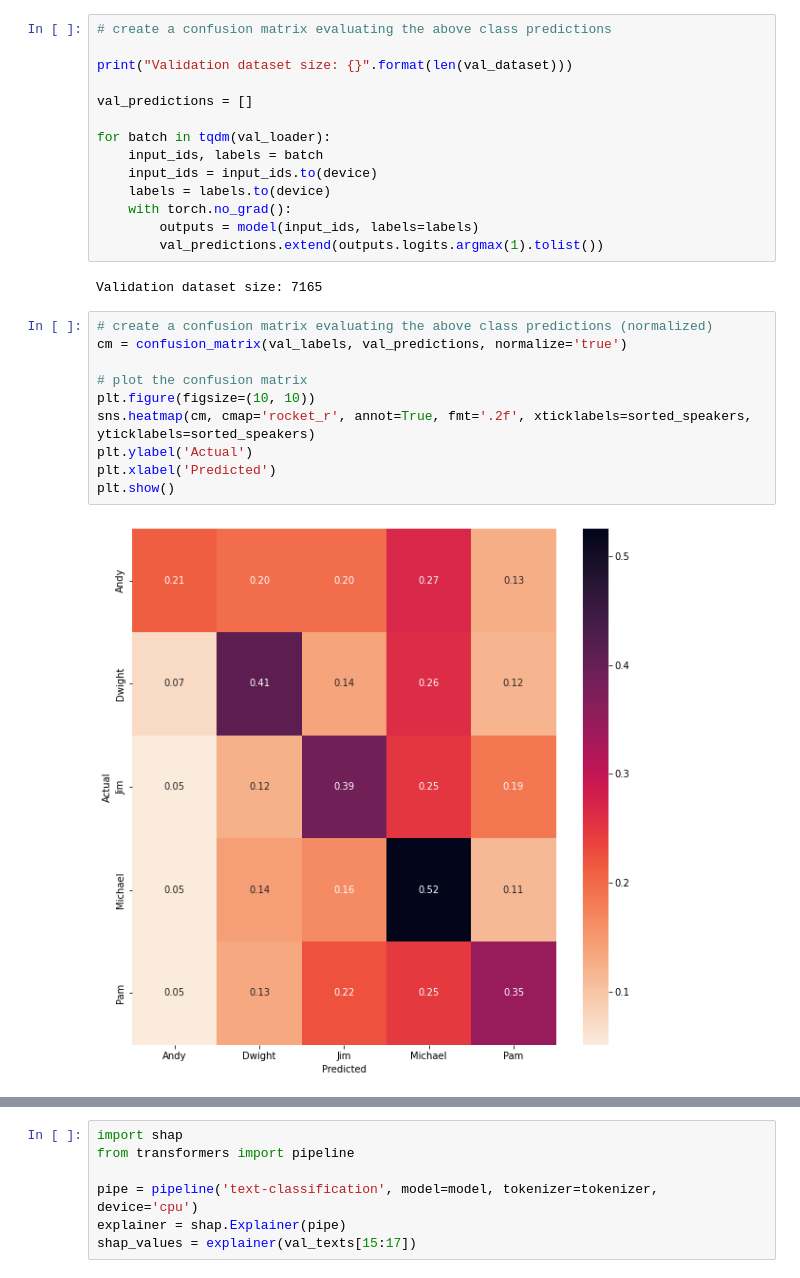
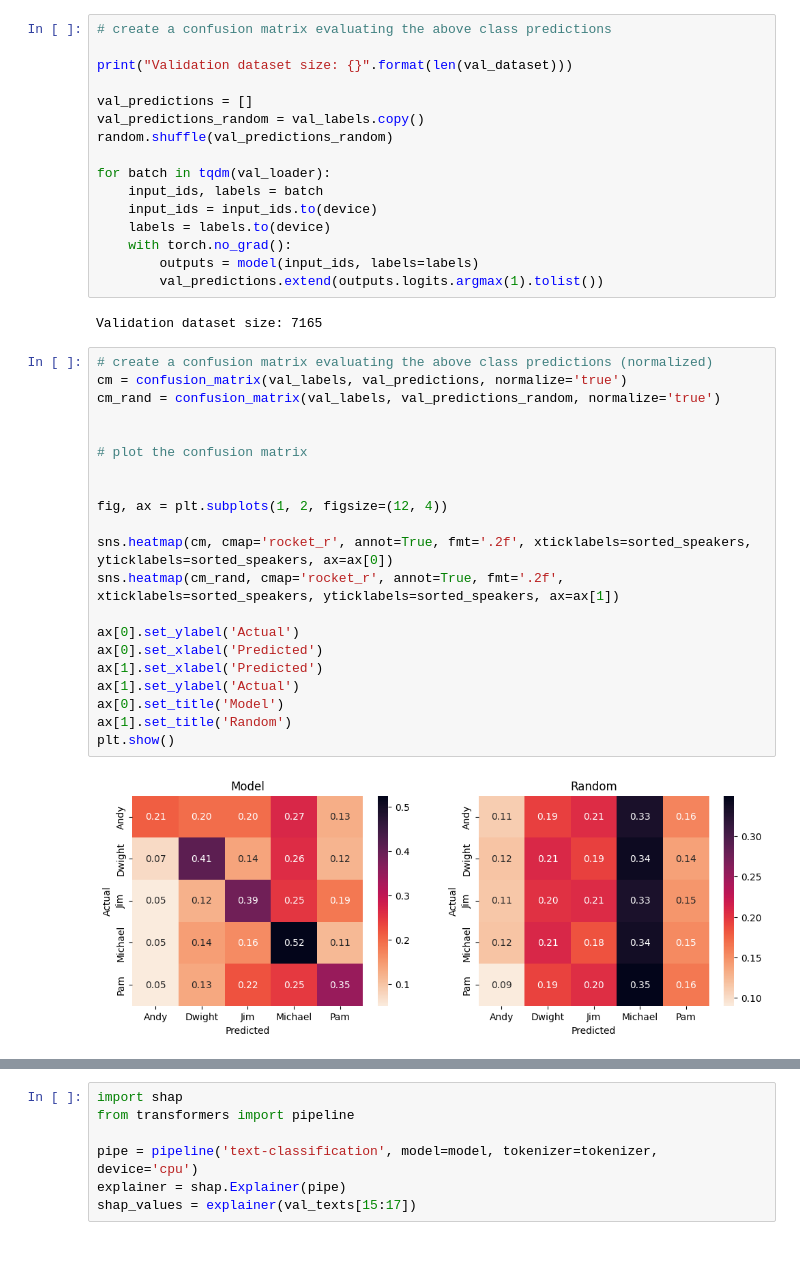
Before and after one commit to timo282/NLP-The-Office, a Jupyter notebook: notebooks/THE_OFFICE_sentence_prediction.ipynb, the cells around one changed output, grey strips where cells are left out. Drawn from its saved outputs; the diff is of its cells as text; blank space fills up the shorter version.

Commit message:
Change visualizations

```diff
--- a/notebooks/THE_OFFICE_sentence_prediction.ipynb
+++ b/notebooks/THE_OFFICE_sentence_prediction.ipynb
@@ -212,6 +211,8 @@ val_loader = DataLoader(val_dataset, batch_size=1, shuffle=False)
 print("Validation dataset size: {}".format(len(val_dataset)))
 
 val_predictions = []
+val_predictions_random = val_labels.copy()
+random.shuffle(val_predictions_random)
 
 for batch in tqdm(val_loader):
     input_ids, labels = batch
@@ -225,12 +226,23 @@ Validation dataset size: 7165
 # %%
 # create a confusion matrix evaluating the above class predictions (normalized)
 cm = confusion_matrix(val_labels, val_predictions, normalize='true')
+cm_rand = confusion_matrix(val_labels, val_predictions_random, normalize='true')
+
 
 # plot the confusion matrix
-plt.figure(figsize=(10, 10))
-sns.heatmap(cm, cmap='rocket_r', annot=True, fmt='.2f', xticklabels=sorted_speakers, yticklabels=sorted_speakers)
-plt.ylabel('Actual')
-plt.xlabel('Predicted')
+
+
+fig, ax = plt.subplots(1, 2, figsize=(12, 4))
+
+sns.heatmap(cm, cmap='rocket_r', annot=True, fmt='.2f', xticklabels=sorted_speakers, yticklabels=sorted_speakers, ax=ax[0])
+sns.heatmap(cm_rand, cmap='rocket_r', annot=True, fmt='.2f', xticklabels=sorted_speakers, yticklabels=sorted_speakers, ax=ax[1])
+
+ax[0].set_ylabel('Actual')
+ax[0].set_xlabel('Predicted')
+ax[1].set_xlabel('Predicted')
+ax[1].set_ylabel('Actual')
+ax[0].set_title('Model')
+ax[1].set_title('Random')
 plt.show()
 # %% [output]
-[figure, old version]
+[figure, new version]
```
Also changed, not shown: parts of 7 cells of this notebook.
